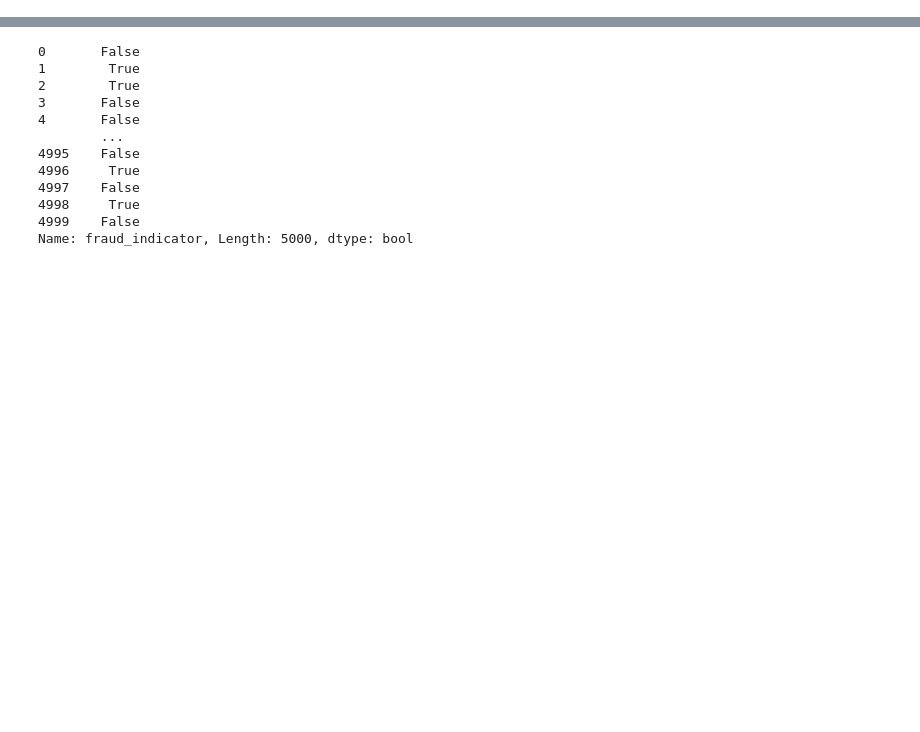
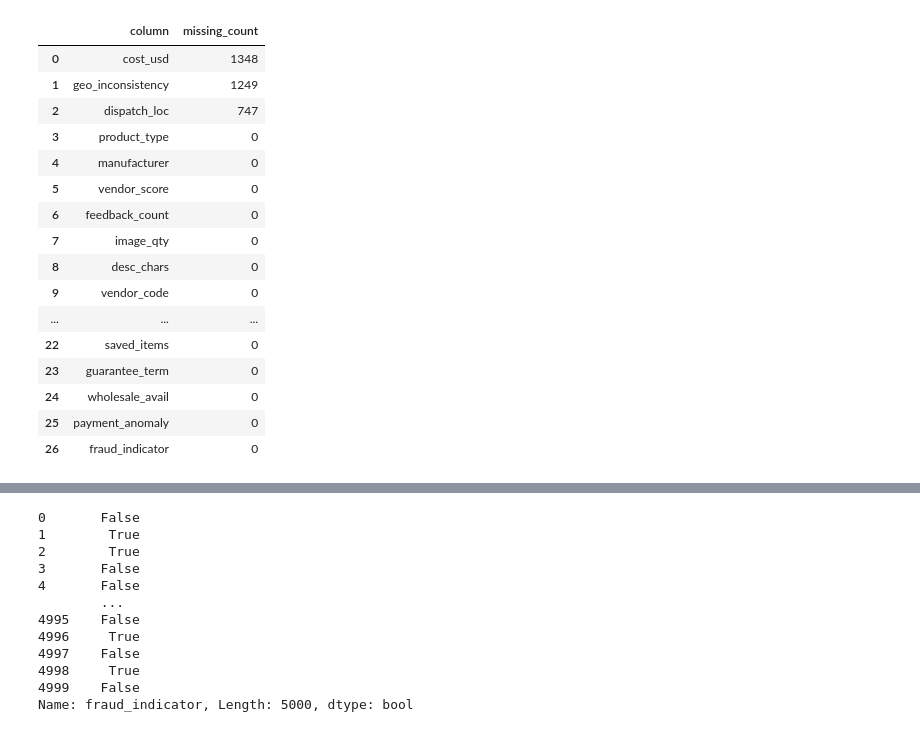
Before and after one commit to eshaansdoshi-sketch/ML_projects, a Jupyter notebook: Task1_s4ds.ipynb, the cells around one changed output, grey strips where cells are left out. Saved outputs shown, nothing was run; the diff lists cells and outputs as text; code cells hidden in the pictures; blank space fills up the shorter version.

```diff
--- a/Task1_s4ds.ipynb
+++ b/Task1_s4ds.ipynb
@@ -254,0 +97,25 @@ Empty/whitespace-like categorical entries:
+# %%
+missing = df.isna().sum()
+missing_summary = pd.DataFrame({
+    "column": df.columns,
+    "missing_count": missing.values
+}).sort_values("missing_count", ascending=False).reset_index(drop=True)
+display(missing_summary)
+# %% [output]
+|  | column | missing_count |
+| 0 | cost_usd | 1348 |
+| 1 | geo_inconsistency | 1249 |
+| 2 | dispatch_loc | 747 |
+| 3 | product_type | 0 |
+| 4 | manufacturer | 0 |
+| 5 | vendor_score | 0 |
+| 6 | feedback_count | 0 |
+| 7 | image_qty | 0 |
+| 8 | desc_chars | 0 |
+| 9 | vendor_code | 0 |
+| ... | ... | ... |
+| 22 | saved_items | 0 |
+| 23 | guarantee_term | 0 |
+| 24 | wholesale_avail | 0 |
+| 25 | payment_anomaly | 0 |
+| 26 | fraud_indicator | 0 |
```
Also changed, not shown: parts of 31 cells of this notebook.
